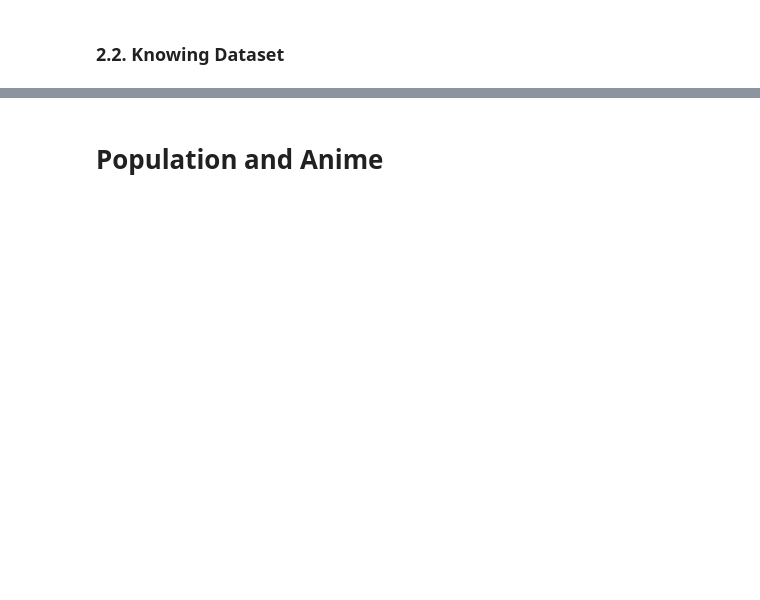
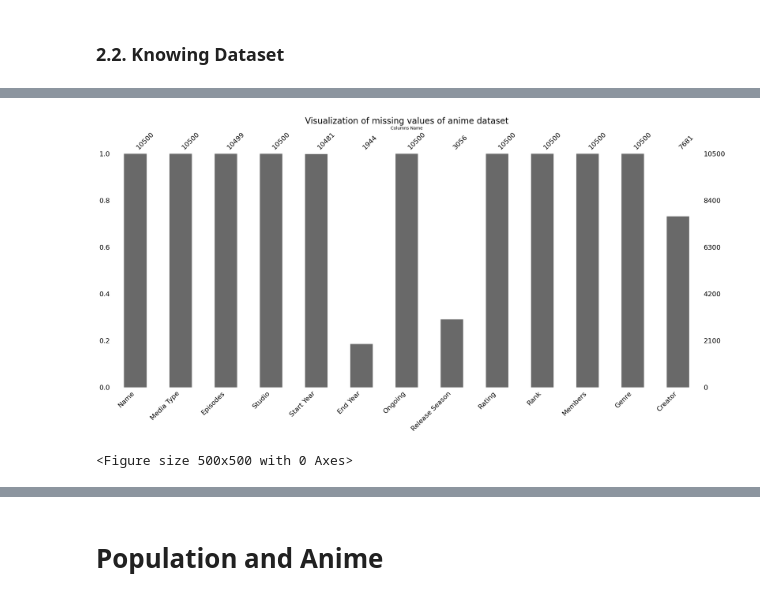
Before and after one commit to MYTE21/Anime.Quest, a Jupyter notebook: notebooks/data_processing.ipynb, the cells around one changed output, grey strips where cells are left out. Cells and saved outputs as stored; diff of their text form; code cells hidden in the pictures; blank space fills up the shorter version.

Commit message:
Anime data process format done

```diff
--- a/notebooks/data_processing.ipynb
+++ b/notebooks/data_processing.ipynb
@@ -23,5 +26,7 @@ import ast
 # %%
 # read data and create DataFrame
-df = pd.read_csv("../data/raw_data/anime_data_10500.csv")
+df_anime = pd.read_csv("../data/raw_data/anime_data.csv")
+df_country = pd.read_csv("../data/raw_data/anime_top_by_country_data.csv")
+df_watch = pd.read_csv("../data/raw_data/anime_watch_data.csv")
 # %% [markdown]
 ### 2.2. Knowing Dataset
@@ -476,0 +73,12 @@ df[df["Name"] == "Attack on Titan"]
+# %%
+# visualization of missing values in the columns of anime dataset
+msno.bar(df_anime)
+
+plt.title('Visualization of missing values of anime dataset', fontsize=20)
+plt.xlabel("Columns Name")
+plt.ylabel("Missing Value Count")
+plt.figure(figsize=(5, 5))
+plt.show()
+# %% [output]
+[figure, added]
+<Figure size 500x500 with 0 Axes>
```
Also changed, not shown: parts of 102 cells of this notebook.
